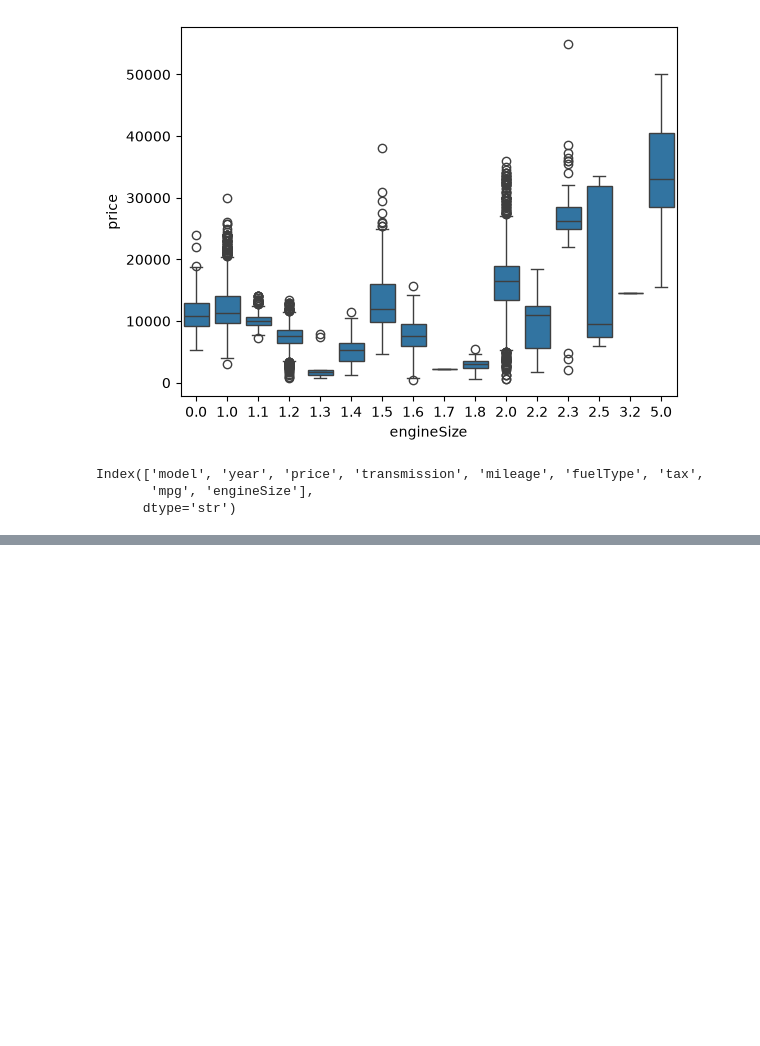
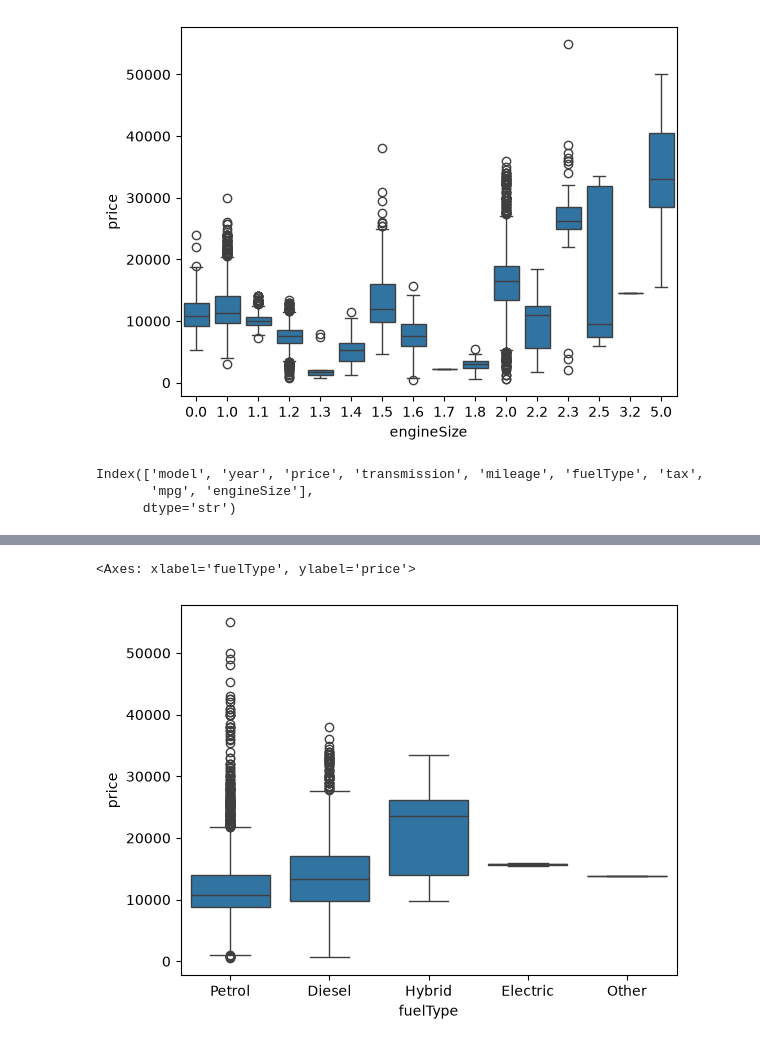
Before and after one commit to naitik-dhiman/Ford-Car-Price-Prediction, a Jupyter notebook: predict_price.ipynb, the cells around one changed output, grey strips where cells are left out. Cells and saved outputs as stored; diff of their text form; code cells hidden in the pictures; blank space fills up the shorter version.

```diff
--- a/predict_price.ipynb
+++ b/predict_price.ipynb
@@ -136,0 +142,7 @@ sns.boxplot(data =  df , x = "transmission" , y = "" )
+# %%
+sns.boxplot(data = df , x = "fuelType" , y = "price")
+# petrol has much outliers and we can use this as there is difference
+# as they are categorical values so we must use box plot for seeing co relation b/w them
+# %% [output]
+<Axes: xlabel='fuelType', ylabel='price'>
+[figure, added]
```
Also changed, not shown: parts of 26 cells of this notebook.
